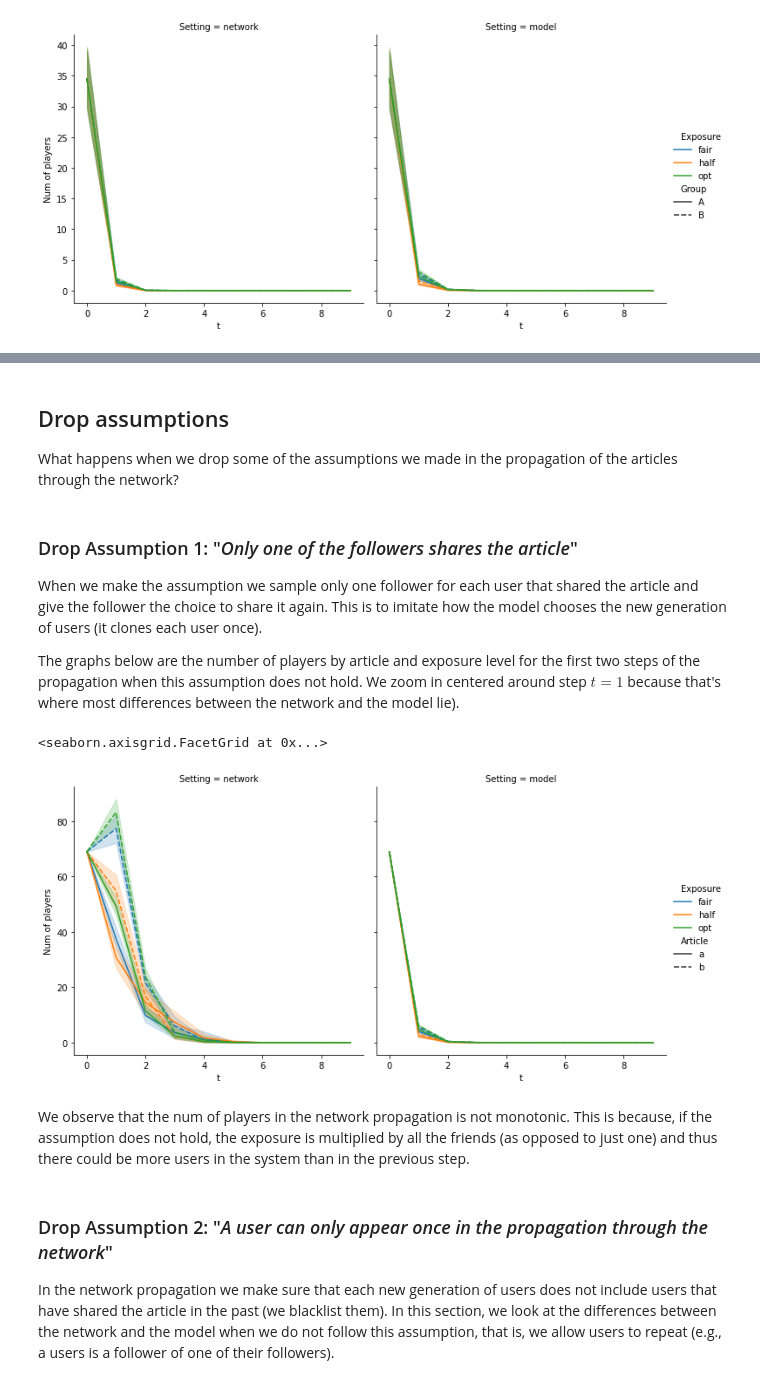
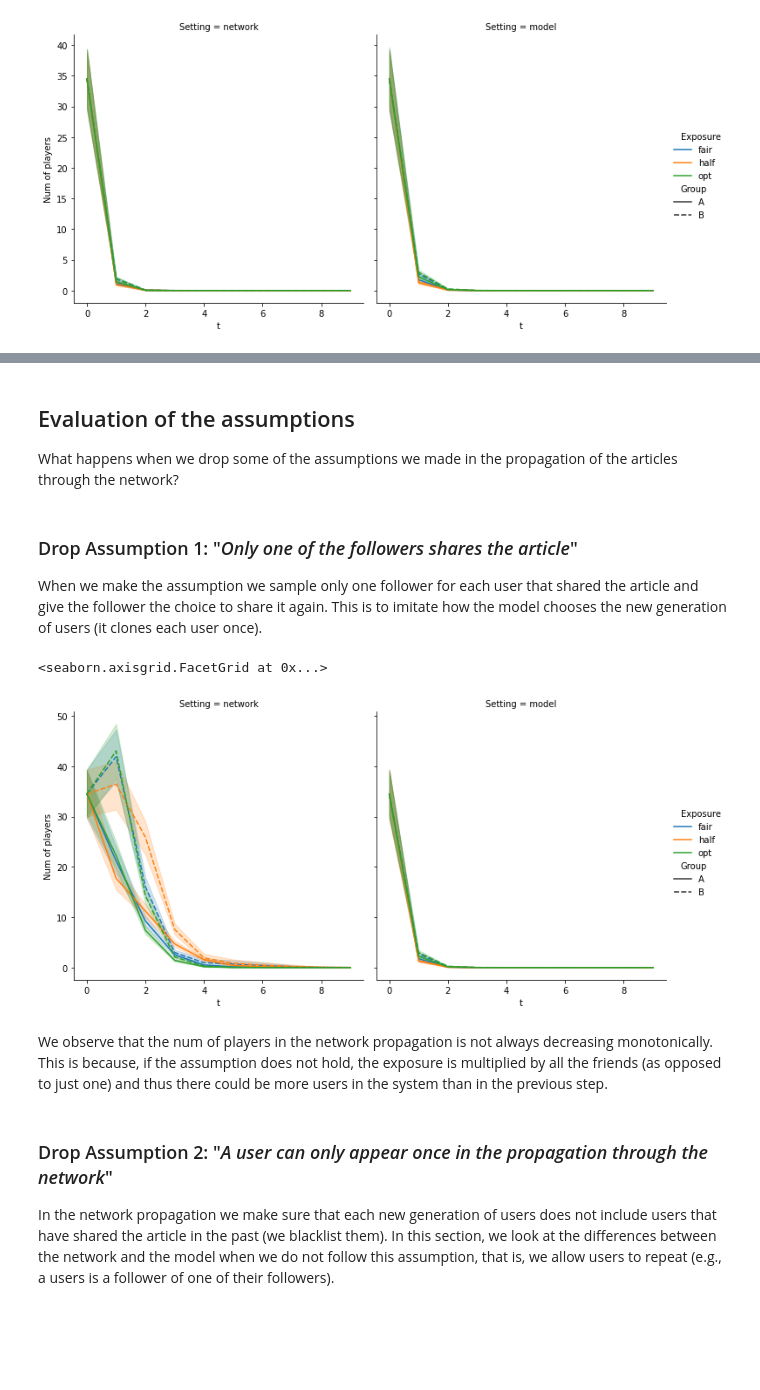
Before and after one commit to jfinocchiaro/long-term-fair-mdps, a Jupyter notebook: political-influence/real_network/abortion_plot_results.ipynb, the cells around one changed output, grey strips where cells are left out. Cells and saved outputs as stored; diff of their text form; code cells hidden in the pictures; blank space fills up the shorter version.

```diff
--- a/political-influence/real_network/abortion_plot_results.ipynb
+++ b/political-influence/real_network/abortion_plot_results.ipynb
@@ -60,23 +62,23 @@ g3.fig
 # %% [markdown]
-## Drop assumptions
+## Evaluation of the assumptions
 
 What happens when we drop some of the assumptions we made in the propagation of the articles through the network?
 # %% [markdown]
 ### Drop Assumption 1: "*Only one of the followers shares the article*"
 
 When we make the assumption we sample only one follower for each user that shared the article and give the follower the choice to share it again. This is to imitate how the model chooses the new generation of users (it clones each user once).
-
-The graphs below are the number of players by article and exposure level for the first two steps of the propagation when this assumption does not hold. We zoom in centered around step $t=1$ because that's where most differences between the network and the model lie).
 # %%
 df1 = pd.read_csv(path.join(RESULTS_PATH, 'abortion_results_not_takeone.csv'))
+df1_breakdown = df1.melt(id_vars=['t', 'Setting', 'Exposure'], value_vars=['A', 'B'])
+df1_breakdown = df1_breakdown.rename(columns={'variable': 'Group'})
 # %%
-g5 = sns.relplot(data=df1, x="t", y="N", col="Setting", hue="Exposure", style='Article', kind="line")
+g5 = sns.relplot(data=df1_breakdown, x="t", y="value", col="Setting", hue="Exposure", style='Group', kind="line")
 g5.set(ylabel='Num of players')
 # %% [output]
 <seaborn.axisgrid.FacetGrid at 0x...>
-[figure, old version]
+[figure, new version]
 # %% [markdown]
-We observe that the num of players in the network propagation is not monotonic. This is because, if the assumption does not hold, the exposure is multiplied by all the friends (as opposed to just one) and thus there could be more users in the system than in the previous step.
+We observe that the num of players in the network propagation is not always decreasing monotonically. This is because, if the assumption does not hold, the exposure is multiplied by all the friends (as opposed to just one) and thus there could be more users in the system than in the previous step.
 # %% [markdown]
 ### Drop Assumption 2: "*A user can only appear once in the propagation through the network*"
 
```
Also changed, not shown: parts of 11 cells of this notebook, 8 other files.
